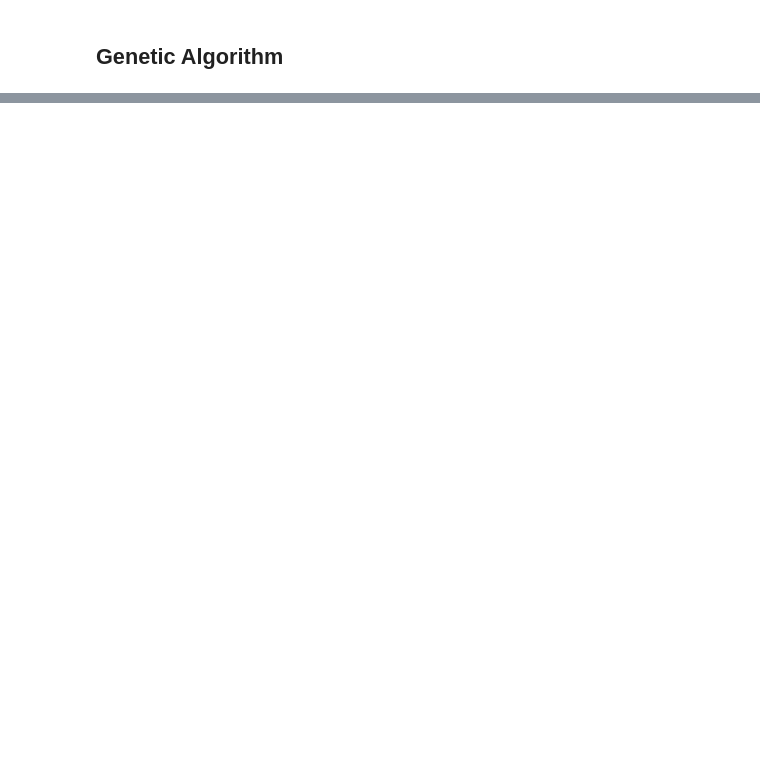
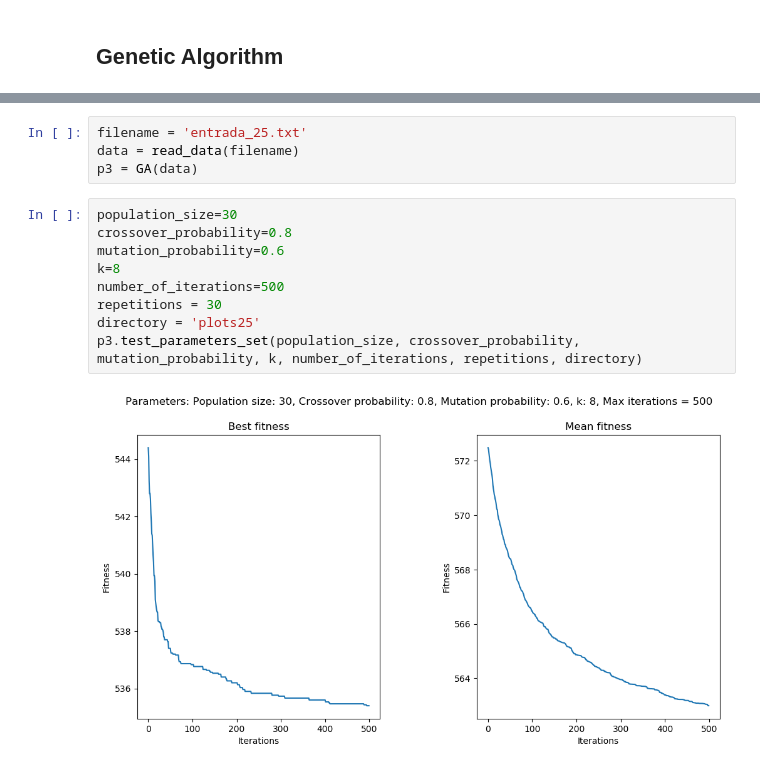
Before and after one commit to luizduducoelho/JSSP_evolutionary, a Jupyter notebook: JSSP.ipynb, the cells around one changed output, grey strips where cells are left out. Saved outputs shown, nothing was run; the diff lists cells and outputs as text; blank space fills up the shorter version.

```diff
--- a/JSSP.ipynb
+++ b/JSSP.ipynb
@@ -204,0 +239,15 @@ p1.fitness([2,1,0])
+# %%
+filename = 'entrada_25.txt'
+data = read_data(filename)
+p3 = GA(data)
+# %%
+population_size=30
+crossover_probability=0.8
+mutation_probability=0.6
+k=8
+number_of_iterations=500
+repetitions = 30
+directory = 'plots25'
+p3.test_parameters_set(population_size, crossover_probability, mutation_probability, k, number_of_iterations, repetitions, directory)
+# %% [output]
+[figure, added]
```
Also changed, not shown: parts of 18 cells of this notebook, 11 other files.
